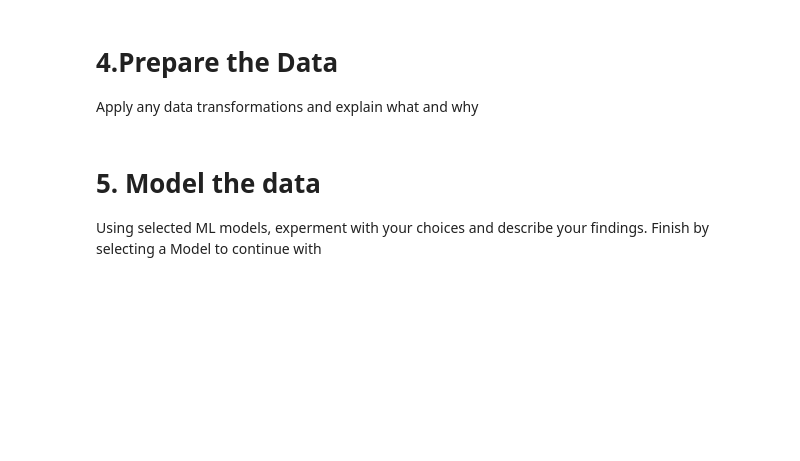
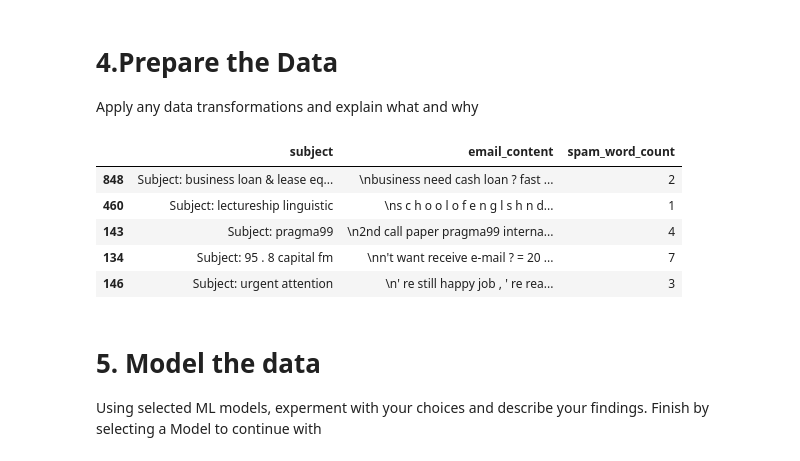
Before and after one commit to alanjit2/Machine-Learning-AI-Honors, a Jupyter notebook: Project_4/Project_4.ipynb, the cells around one changed output. Saved outputs shown, nothing was run; the diff lists cells and outputs as text; code cells hidden in the pictures; blank space fills up the shorter version.

Commit message:
Prepare Data complete

```diff
--- a/Project_4/Project_4.ipynb
+++ b/Project_4/Project_4.ipynb
@@ -217,3 +232,29 @@ print("hello")
+# %%
+from sklearn.model_selection import train_test_split
+import numpy as np
+X = pd.DataFrame({ # Split Data and gather wanted features
+    "subject":     df_copy.loc[:, "subject"],
+    "email_content":     df_copy.loc[:, "email_content"],
+    "spam_word_count":     df_copy.loc[:, "spam_word_count"]
+})
+
+Y = df_copy.loc[:, "spam"]
+df = pd.concat([X, Y], axis=1)
+df = df.dropna()
+X, Y = df[X.columns], df_copy["spam"]
+
+X_train, X_test, y_train, y_test = train_test_split(
+    X, Y, test_size=0.2, stratify=Y,
+    random_state=42
+)
+X_train.head()
+# %% [output]
+|  | subject | email_content | spam_word_count |
+| 848 | Subject: business loan & lease eq... | \nbusiness need cash loan ? fast ... | 2 |
+| 460 | Subject: lectureship linguistic | \ns c h o o l o f e n g l s h n d... | 1 |
+| 143 | Subject: pragma99 | \n2nd call paper pragma99 interna... | 4 |
+| 134 | Subject: 95 . 8 capital fm | \nn't want receive e-mail ? = 20 ... | 7 |
+| 146 | Subject: urgent attention | \n' re still happy job , ' re rea... | 3 |
 # %% [markdown]
 # 5. Model the data
 Using selected ML models, experment with your choices and describe your findings. Finish by selecting a Model to continue with
```
Also changed, not shown: parts of 5 cells of this notebook.
